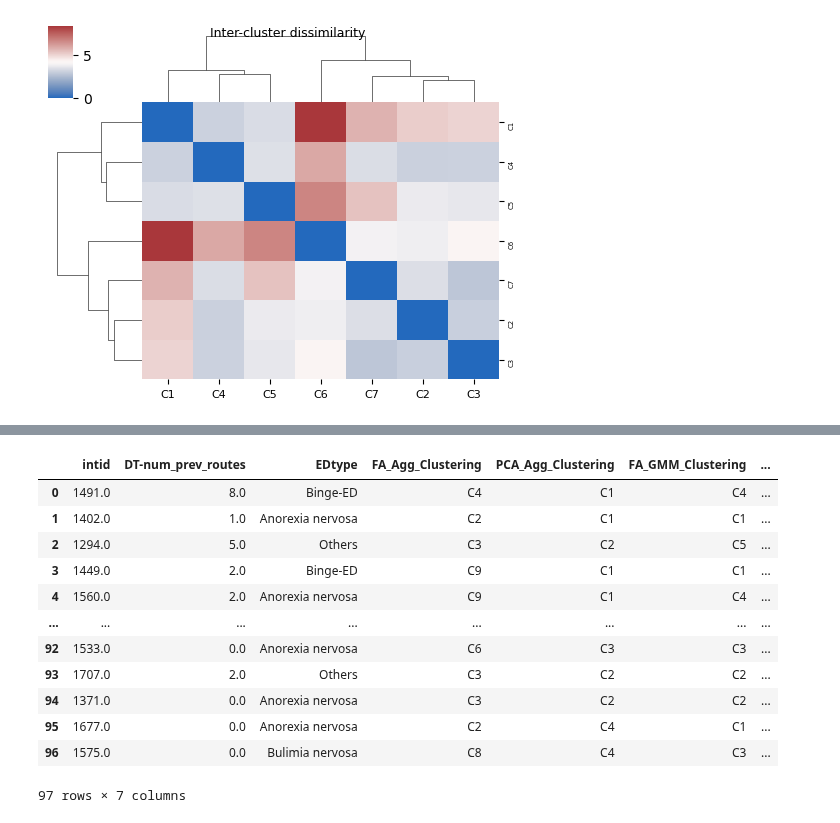
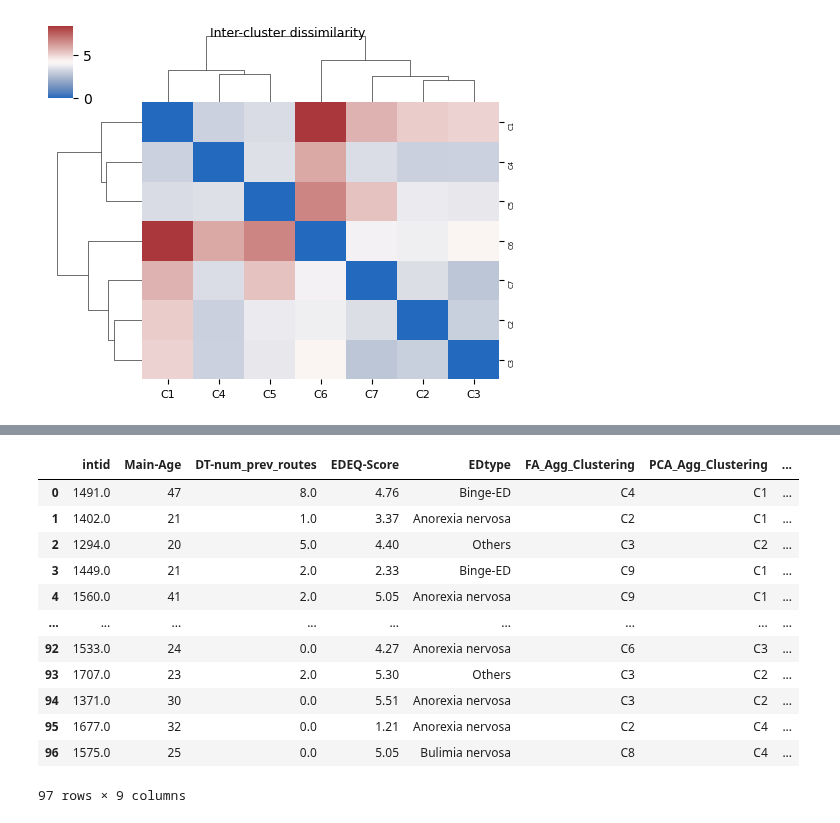
Before and after one commit to SrGh31/ED-profiling, a Jupyter notebook: Exploratory_AllCombined_Adapted.ipynb, the cells around one changed output, grey strips where cells are left out. Saved outputs shown, nothing was run; the diff lists cells and outputs as text; code cells hidden in the pictures.

```diff
--- a/Exploratory_AllCombined_Adapted.ipynb
+++ b/Exploratory_AllCombined_Adapted.ipynb
@@ -71,15 +71,21 @@ Name: count, dtype: int64
 # %% [markdown]
 ### Correlation Matrix of the combined datasets
 # %%
-df_Question_EDEQ=df_all_combo.copy()
-df_Question_EDEQ['aantal_eerdere_trajecten'].loc[df_Question_EDEQ['aantal_eerdere_trajecten'].isnull()]=0
-df_Question_EDEQ['duur_stoornis_in_jaren'].loc[df_Question_EDEQ['duur_stoornis_in_jaren'].isnull()]=0
-df_edeq=pd.read_csv(fileloc_data+'maskedDAIsy_EDEQ_Score.tsv', sep='\t', decimal=',')
-#print(df_edeq.columns)
-df_edeq['intid'] = df_edeq['intid'].astype(float)
-df_edeq_reqd=df_edeq[['intid', 'seq_num-edeq','EDEQ-eating', 'EDEQ-weight','EDEQ-bodyshape',
+full_linked_data_fname='%s/maskedDAIsy_MainDec_EDEQ_SQ48_MHCSF_Honos_Lav_Visit1.tsv'%(fileloc_data)
+if os.path.exists(full_linked_data_fname):
+    print('File exists')
+    df_Question_EDEQ=pd.read_csv(full_linked_data_fname, sep='\t', decimal=',')
+else:
+    print('File does not exist yet. Creating...')
+    df_Question_EDEQ=df_all_combo.copy()
+    df_Question_EDEQ['aantal_eerdere_trajecten'].loc[df_Question_EDEQ['aantal_eerdere_trajecten'].isnull()]=0
+    df_Question_EDEQ['duur_stoornis_in_jaren'].loc[df_Question_EDEQ['duur_stoornis_in_jaren'].isnull()]=0
+    df_edeq=pd.read_csv(fileloc_data+'maskedDAIsy_EDEQ_Score.tsv', sep='\t', decimal=',')#print(df_edeq.columns)
+    df_edeq['intid'] = df_edeq['intid'].astype(float)
+    df_edeq_reqd=df_edeq[['intid', 'seq_num-edeq','EDEQ-eating', 'EDEQ-weight','EDEQ-bodyshape',
                       'EDEQ-lines']].loc[df_edeq['seq_num-edeq']==1].copy()
-df_Question_EDEQ=pd.merge(df_edeq_reqd, df_Question_EDEQ, on='intid', how='inner')
-df_Question_EDEQ, colsExtracted, subscales=colsTypeCast(df_Question_EDEQ)
+    df_Question_EDEQ=pd.merge(df_edeq_reqd, df_Question_EDEQ, on='intid', how='inner')
+    df_Question_EDEQ, colsExtracted, subscales=colsTypeCast(df_Question_EDEQ)
+    df_Question_EDEQ.to_csv(full_linked_data_fname, sep='\t', decimal=',', index=False)
+    print('File created at %s'%full_linked_data_fname)
 #df_Question_EDEQ.columns
-#subscales
@@ -1001,25 +985,25 @@ NameError: name 'colsDectools' is not defined
 # %%
 df_cluster
-df_Question_EDEQ.rename(columns=colRename_dict, inplace=True)
-df_DT_deets=df_Question_EDEQ[['intid','DT-num_prev_routes']].loc[
+#df_Question_EDEQ.rename(columns=colRename_dict, inplace=True)
+df_DT_deets=df_Question_EDEQ[['intid', 'Main-Age','DT-num_prev_routes', 'EDEQ-Score']].loc[
         df_Question_EDEQ['intid'].astype(float).isin(df_cluster['intid'].astype(float))].copy()
 #df_cluster.merge(df_DT_deets, on='intid', how='inner')
 df_new_cluster=df_cluster.copy()
 df_DT_deets=pd.merge(df_DT_deets, df_new_cluster, on='intid', how='inner')
 df_DT_deets
 # %% [output]
-|  | intid | DT-num_prev_routes | EDtype | FA_Agg_Clustering | PCA_Agg_Clustering | FA_GMM_Clustering | ... |
-| 0 | 1491.0 | 8.0 | Binge-ED | C4 | C1 | C4 | ... |
-| 1 | 1402.0 | 1.0 | Anorexia nervosa | C2 | C1 | C1 | ... |
-| 2 | 1294.0 | 5.0 | Others | C3 | C2 | C5 | ... |
-| 3 | 1449.0 | 2.0 | Binge-ED | C9 | C1 | C1 | ... |
-| 4 | 1560.0 | 2.0 | Anorexia nervosa | C9 | C1 | C4 | ... |
-| ... | ... | ... | ... | ... | ... | ... | ... |
-| 92 | 1533.0 | 0.0 | Anorexia nervosa | C6 | C3 | C3 | ... |
-| 93 | 1707.0 | 2.0 | Others | C3 | C2 | C2 | ... |
-| 94 | 1371.0 | 0.0 | Anorexia nervosa | C3 | C2 | C2 | ... |
-| 95 | 1677.0 | 0.0 | Anorexia nervosa | C2 | C4 | C1 | ... |
-| 96 | 1575.0 | 0.0 | Bulimia nervosa | C8 | C4 | C3 | ... |
+|  | intid | Main-Age | DT-num_prev_routes | EDEQ-Score | EDtype | FA_Agg_Clustering | PCA_Agg_Clustering | ... |
+| 0 | 1491.0 | 47 | 8.0 | 4.76 | Binge-ED | C4 | C1 | ... |
+| 1 | 1402.0 | 21 | 1.0 | 3.37 | Anorexia nervosa | C2 | C1 | ... |
+| 2 | 1294.0 | 20 | 5.0 | 4.40 | Others | C3 | C2 | ... |
+| 3 | 1449.0 | 21 | 2.0 | 2.33 | Binge-ED | C9 | C1 | ... |
+| 4 | 1560.0 | 41 | 2.0 | 5.05 | Anorexia nervosa | C9 | C1 | ... |
+| ... | ... | ... | ... | ... | ... | ... | ... | ... |
+| 92 | 1533.0 | 24 | 0.0 | 4.27 | Anorexia nervosa | C6 | C3 | ... |
+| 93 | 1707.0 | 23 | 2.0 | 5.30 | Others | C3 | C2 | ... |
+| 94 | 1371.0 | 30 | 0.0 | 5.51 | Anorexia nervosa | C3 | C2 | ... |
+| 95 | 1677.0 | 32 | 0.0 | 1.21 | Anorexia nervosa | C2 | C4 | ... |
+| 96 | 1575.0 | 25 | 0.0 | 5.05 | Bulimia nervosa | C8 | C4 | ... |
-97 rows × 7 columns
+97 rows × 9 columns
 # %%
 df_DT_deets.to_csv('tabs/'+'EDcombined_ClusterMembership_20241119.tsv', sep='\t',index=False)
```
Also changed, not shown: parts of 15 cells of this notebook, 26 other files.
